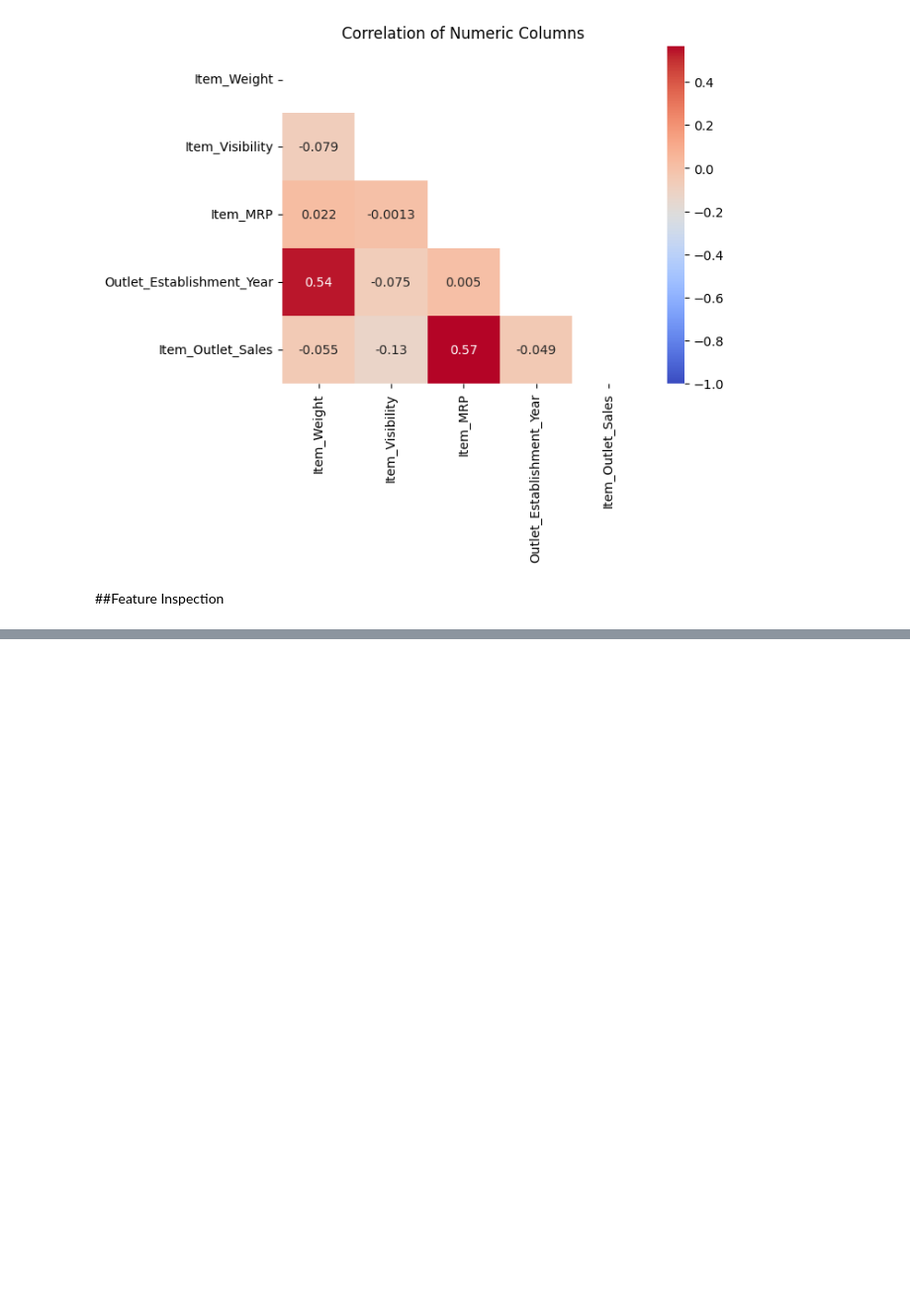
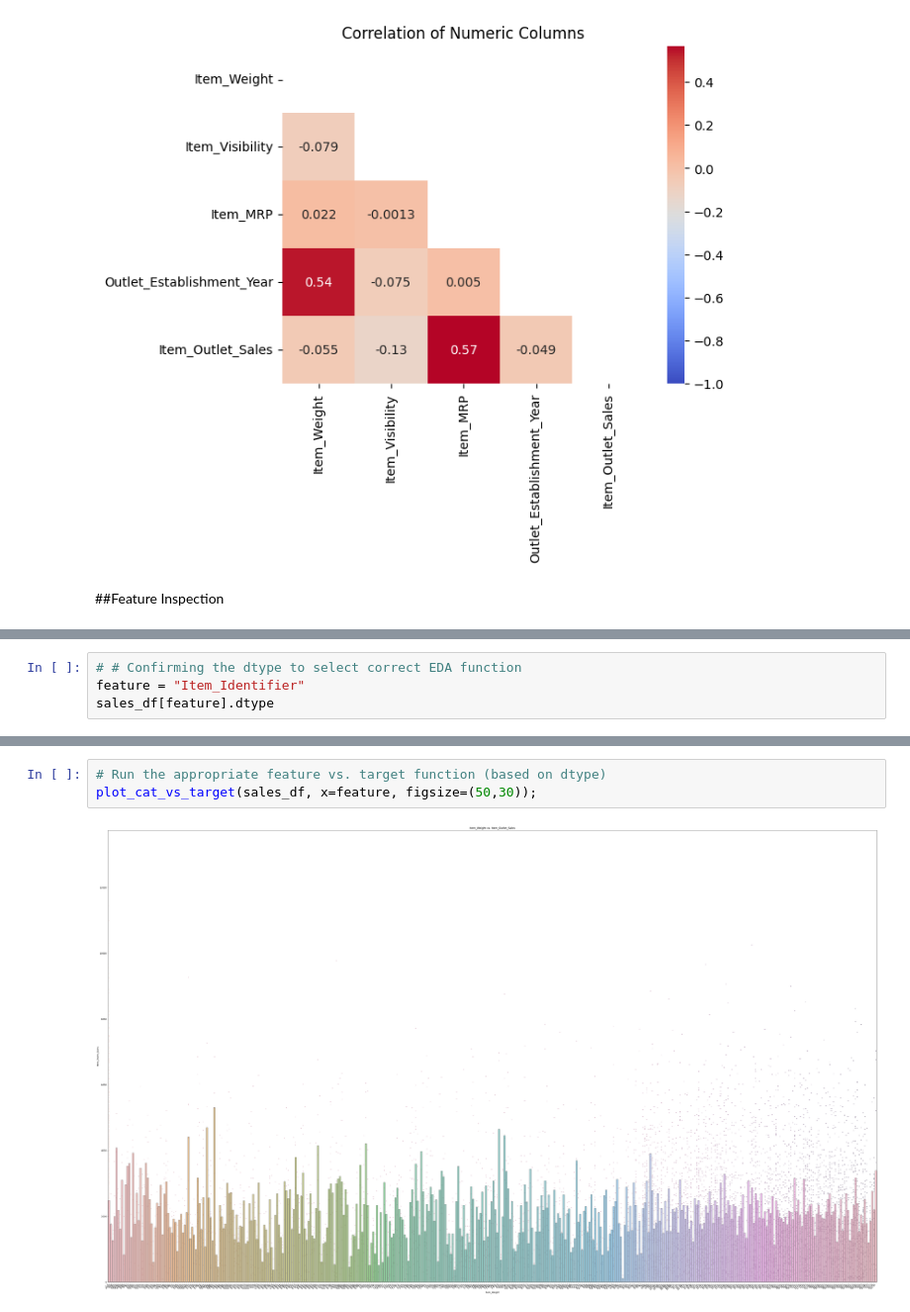
Before and after one commit to bubbles42/predicting-product-sales, a Jupyter notebook: predicting_product_sales.ipynb, the cells around one changed output, grey strips where cells are left out. Shown at 99% size. Cells and saved outputs as stored; diff of their text form; blank space fills up the shorter version.

```diff
--- a/predicting_product_sales.ipynb
+++ b/predicting_product_sales.ipynb
@@ -330,0 +486,4 @@ ax.set(title='Correlation of Numeric Columns')
+# %%
+# # Confirming the dtype to select correct EDA function
+feature = "Item_Identifier"
+sales_df[feature].dtype
@@ -330,0 +519,5 @@ ax.set(title='Correlation of Numeric Columns')
+# %%
+# Run the appropriate feature vs. target function (based on dtype)
+plot_cat_vs_target(sales_df, x=feature, figsize=(50,30));
+# %% [output]
+[figure, added]
```
Also changed, not shown: parts of 89 cells of this notebook.
